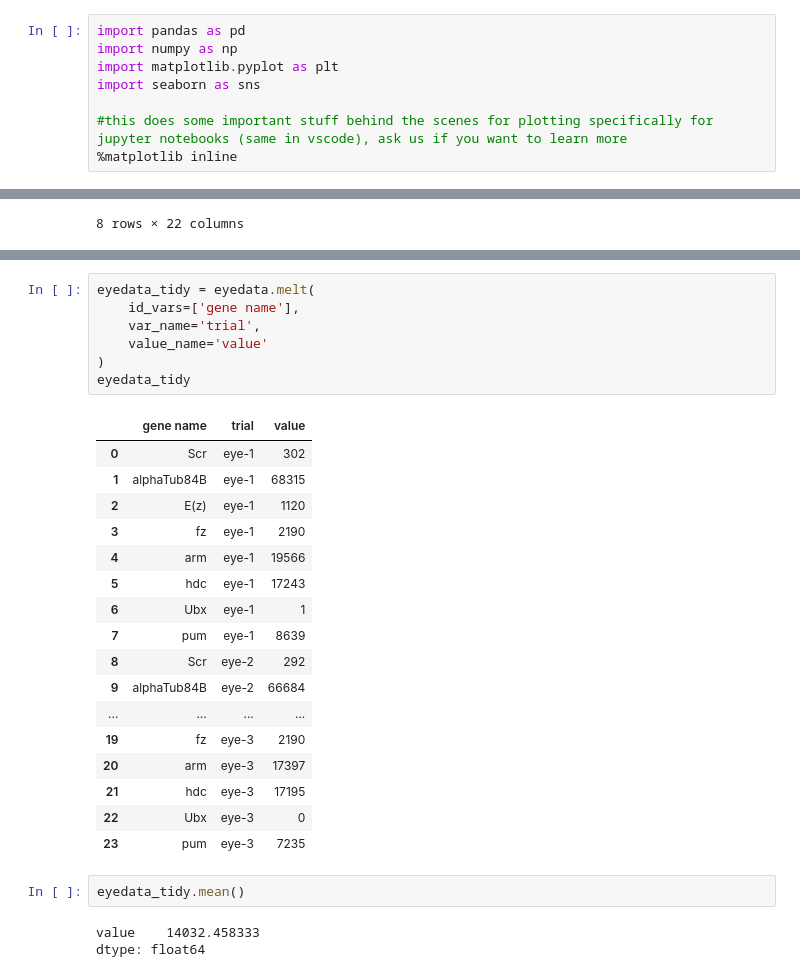
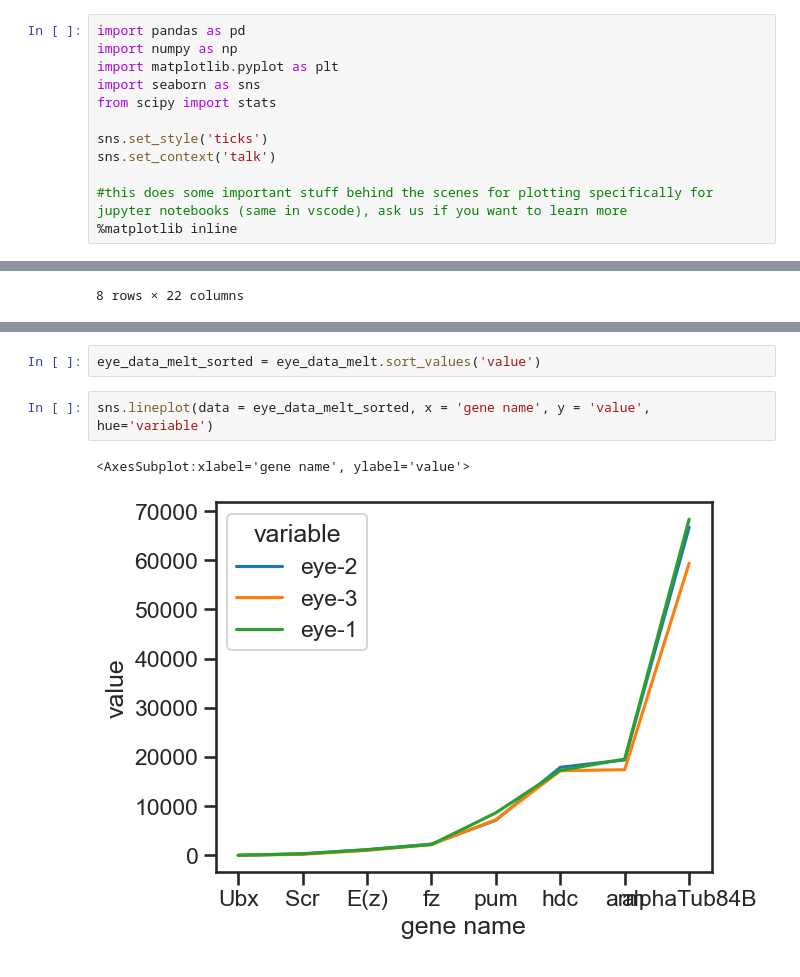
Before and after one commit to za2313/IntroPython, a Jupyter notebook: RNA-seq test.ipynb, the cells around one changed output, grey strips where cells are left out. Drawn from its saved outputs; the diff is of its cells as text.

```diff
--- a/RNA-seq test.ipynb
+++ b/RNA-seq test.ipynb
@@ -3,6 +3,10 @@ import pandas as pd
 import numpy as np
 import matplotlib.pyplot as plt
 import seaborn as sns
+from scipy import stats
+
+sns.set_style('ticks')
+sns.set_context('talk')
 
 #this does some important stuff behind the scenes for plotting specifically for jupyter notebooks (same in vscode), ask us if you want to learn more
 %matplotlib inline
@@ -43,30 +48,7 @@ TypeError: unhashable type: 'numpy.ndarray'
-# %%
-eyedata_tidy = eyedata.melt(
-    id_vars=['gene name'],
-    var_name='trial',
-    value_name='value'
-)
-eyedata_tidy
-# %% [output]
-|  | gene name | trial | value |
-| 0 | Scr | eye-1 | 302 |
-| 1 | alphaTub84B | eye-1 | 68315 |
-| 2 | E(z) | eye-1 | 1120 |
-| 3 | fz | eye-1 | 2190 |
-| 4 | arm | eye-1 | 19566 |
-| 5 | hdc | eye-1 | 17243 |
-| 6 | Ubx | eye-1 | 1 |
-| 7 | pum | eye-1 | 8639 |
-| 8 | Scr | eye-2 | 292 |
-| 9 | alphaTub84B | eye-2 | 66684 |
-| ... | ... | ... | ... |
-| 19 | fz | eye-3 | 2190 |
-| 20 | arm | eye-3 | 17397 |
-| 21 | hdc | eye-3 | 17195 |
-| 22 | Ubx | eye-3 | 0 |
-| 23 | pum | eye-3 | 7235 |
-# %%
-eyedata_tidy.mean()
-# %% [output]
-value    14032.458333
-dtype: float64
+# %%
+eye_data_melt_sorted = eye_data_melt.sort_values('value')
+# %%
+sns.lineplot(data = eye_data_melt_sorted, x = 'gene name', y = 'value', hue='variable')
+# %% [output]
+<AxesSubplot:xlabel='gene name', ylabel='value'>
+[figure, added]
```
Also changed, not shown: parts of 3 cells of this notebook, 1 other file.
